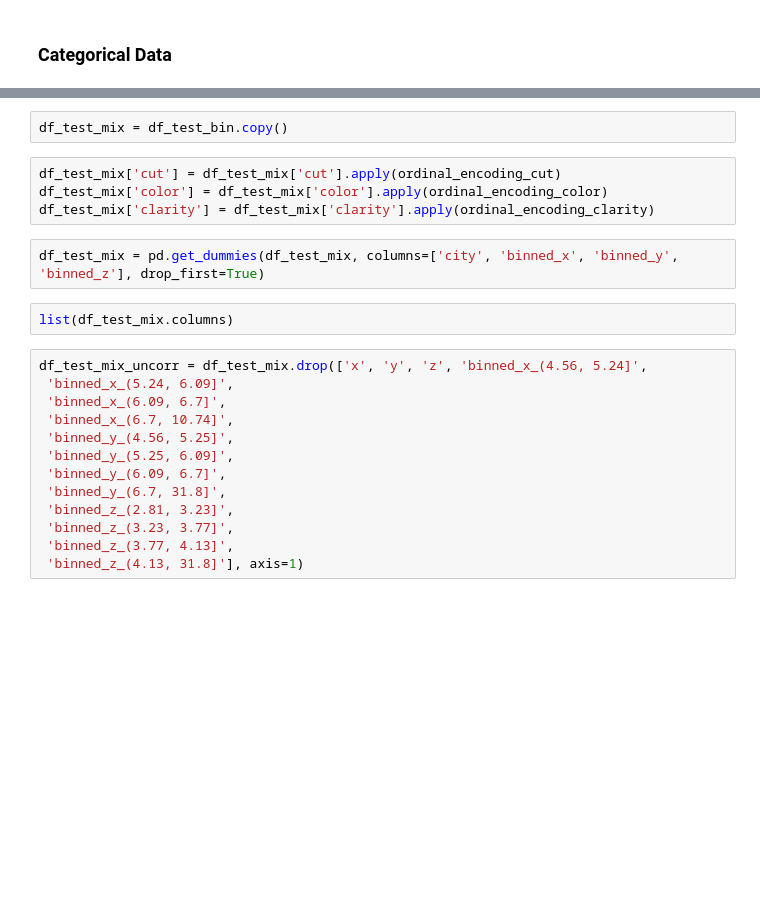
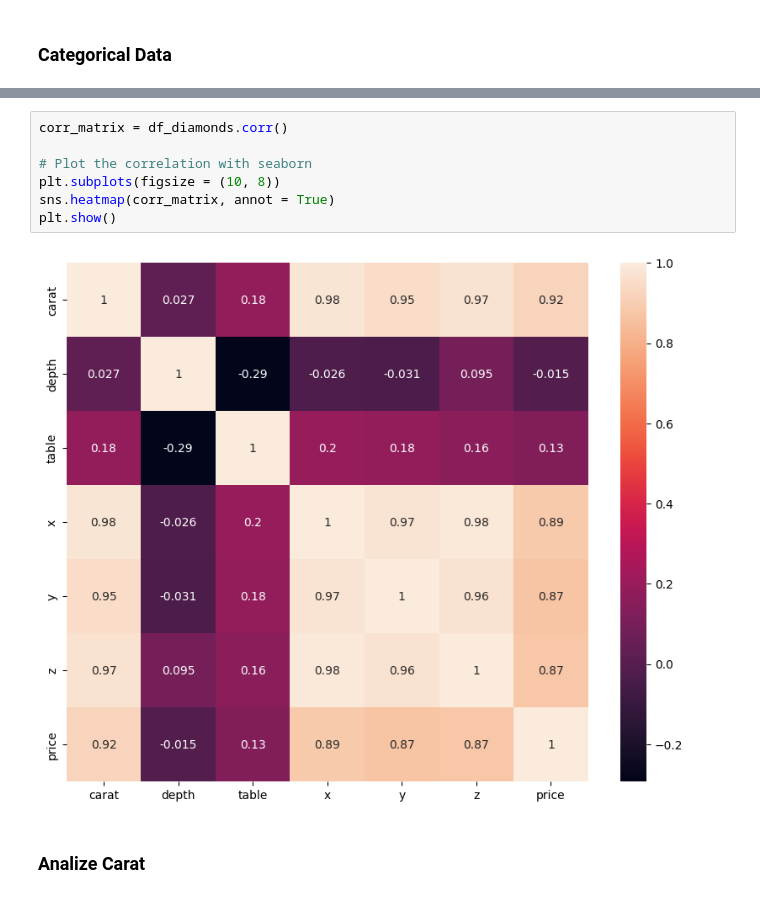
Before and after one commit to javiergispert/proyecto_m3, a Jupyter notebook: notebooks/Diamonds Prices EDA.ipynb, the cells around one changed output, grey strips where cells are left out. Drawn from its saved outputs; the diff is of its cells as text; blank space fills up the shorter version.

```diff
--- a/notebooks/Diamonds Prices EDA.ipynb
+++ b/notebooks/Diamonds Prices EDA.ipynb
@@ -564,23 +292,11 @@ solucion.to_csv('../../data/results.csv')
-# %%
-df_test_mix = df_test_bin.copy()
-# %%
-df_test_mix['cut'] = df_test_mix['cut'].apply(ordinal_encoding_cut)
-df_test_mix['color'] = df_test_mix['color'].apply(ordinal_encoding_color)
-df_test_mix['clarity'] = df_test_mix['clarity'].apply(ordinal_encoding_clarity)
-# %%
-df_test_mix = pd.get_dummies(df_test_mix, columns=['city', 'binned_x', 'binned_y', 'binned_z'], drop_first=True)
-# %%
-list(df_test_mix.columns)
-# %%
-df_test_mix_uncorr = df_test_mix.drop(['x', 'y', 'z', 'binned_x_(4.56, 5.24]',
- 'binned_x_(5.24, 6.09]',
- 'binned_x_(6.09, 6.7]',
- 'binned_x_(6.7, 10.74]',
- 'binned_y_(4.56, 5.25]',
- 'binned_y_(5.25, 6.09]',
- 'binned_y_(6.09, 6.7]',
- 'binned_y_(6.7, 31.8]',
- 'binned_z_(2.81, 3.23]',
- 'binned_z_(3.23, 3.77]',
- 'binned_z_(3.77, 4.13]',
- 'binned_z_(4.13, 31.8]'], axis=1)
+# %%
+corr_matrix = df_diamonds.corr()
+
+# Plot the correlation with seaborn
+plt.subplots(figsize = (10, 8))
+sns.heatmap(corr_matrix, annot = True)
+plt.show()
+# %% [output]
+[figure, added]
+# %% [markdown]
+### Analize Carat
```
Also changed, not shown: parts of 67 cells of this notebook, 3 other files.
